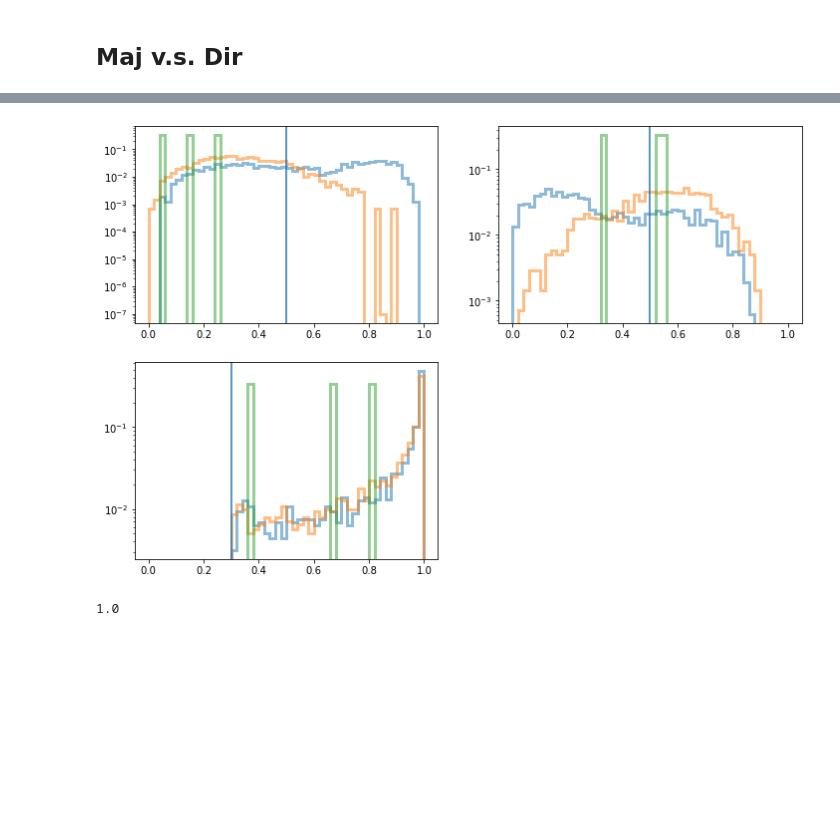
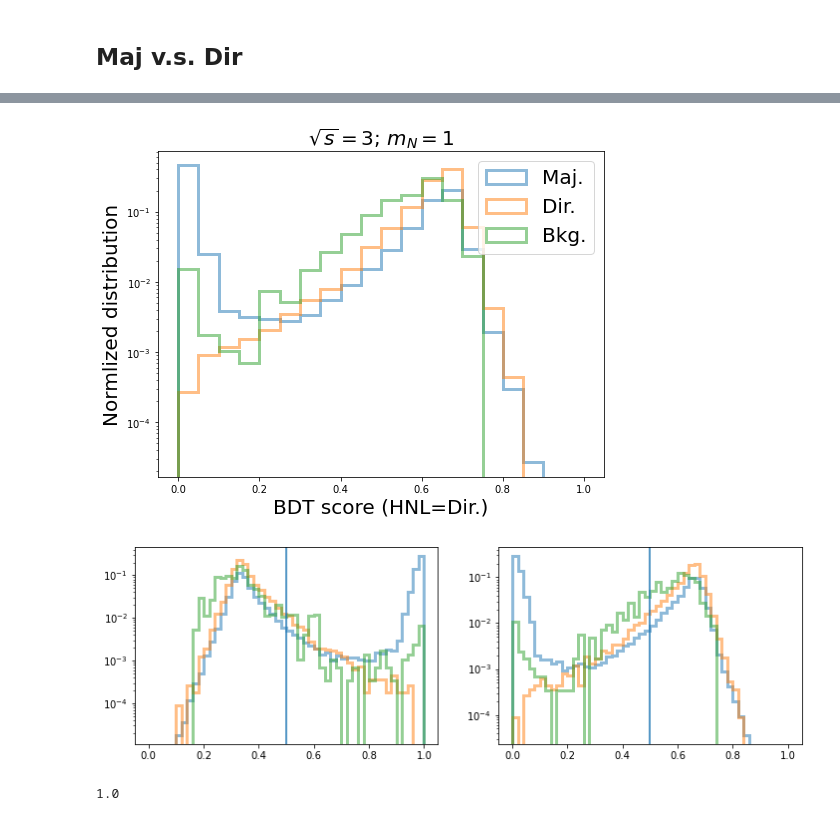
Before and after one commit to arock1/HNL_MuonCollider, a Jupyter notebook: N_ljj/python/BDT_ISR.ipynb, the cells around one changed output, grey strips where cells are left out. Cells and saved outputs as stored; diff of their text form; code cells hidden in the pictures; blank space fills up the shorter version.

```diff
--- a/N_ljj/python/BDT_ISR.ipynb
+++ b/N_ljj/python/BDT_ISR.ipynb
@@ -39,11 +40,11 @@ eff_baa_qqlv = df_eff[(df_eff.Energy==cm) & (df_eff.Type=='b_aa_qqlv')]['Efficie
 
 Lumi = 1000000
 
-V2_sim = 0.02**2
+V2_sim = 0.2**2
 
 # corss section when |V|^2 = 1
-Xsec_M = {3: {1: 3.71E-02/ V2_sim, 2: 1.31E-02 / V2_sim}}    # first key: sqrt{s}, second key: m_N
-# Xsec_D = {3: {1: 2.16E+01 / V2_sim, 2: 1.34E+01 / V2_sim}}
+Xsec_M = {3: {1: 3.70E+00 / V2_sim}}    # first key: sqrt{s}, second key: m_N
+Xsec_D = {3: {1: 3.76E+00 / V2_sim}}
 Xsec_baMu_qql = {3: 3.83E+00}   # key: sqrt{s}
 Xsec_baMu_qqv = {3: 1.02E+01}
 Xsec_bMuMu_qqlv = {3: 6.03E+00}
@@ -54,7 +55,7 @@ Xsec_baa_qqlv = {3: 3.88E-01}
 
 modes_dt = {
             1: {'mode': f'../data/features/sig_Maj_E-{cm}_m-{mN*1000}_reco.root', 'yields': Lumi*Xsec_M[cm][mN]*eff_M*V2},
-#             2: {'mode': f'../data/features/sig_Dir_E-{cm}_m-{mN*1000}_reco.root', 'yields': Lumi*Xsec_D[cm][mN]*eff_D*V2},
+            2: {'mode': f'../data/features/sig_Dir_E-{cm}_m-{mN*1000}_reco.root', 'yields': Lumi*Xsec_D[cm][mN]*eff_D*V2},
             3: {'mode': f'../data/features/bg_aMu_qql_E-3_reco.root', 'yields': Lumi*Xsec_baMu_qql[cm]*eff_baMu_qql},
             4: {'mode': f'../data/features/bg_aMu_qqv_E-3_reco.root', 'yields': Lumi*Xsec_baMu_qqv[cm]*eff_baMu_qqv},
             5: {'mode': f'../data/features/bg_MuMu_qqlv_E-3_reco.root', 'yields': Lumi*Xsec_bMuMu_qqlv[cm]*eff_bMuMu_qqlv},
@@ -179,7 +182,8 @@ df_bdt_test_s.loc[:, 'preds'] = 1 - xgbc1.predict_proba(X_test)[:, 0]
 # %%
 def bdt_cut(df, cut):
     df1 = df[(df['preds'] >= cut)]    # pass cut to be classified as HNL
-    S1 = df1[df1['target'] != 0]['weight'].values.sum()    # Number of signals
+#    "/ 2" because the samples include M & D. now assume they are just half half
+    S1 = df1[df1['target'] != 0]['weight'].values.sum() / 2    # Number of signals
     B1 = df1[df1['target'] == 0]['weight'].values.sum()    # Number of bkg.
     return ((S1+B1)**0.5, (0.1*B1), S1/(np.sqrt(S1+B1)))
 
@@ -462,7 +570,8 @@ Bkg.:   5.44e+02
 ## Maj v.s. Dir
 # %%
 # get the prediction score for Maj/Dir
-df_bdt_test_s['target'] = df_test_o.loc[df_bdt_test_s.index]['target']
+# df_bdt_test_s['target'] = df_test_o.loc[df_bdt_test_s.index]['target']
+df_bdt_test_s['target'] = df_test_o.loc[df_test.index]['target']
 df_bdt_test_s.loc[:, 'pred1'] = xgbc1.predict_proba(X_test)[:, 1]
 df_bdt_test_s.loc[:, 'pred2'] = xgbc1.predict_proba(X_test)[:, 2]
 
@@ -475,41 +605,64 @@ IndexError: index 2 is out of bounds for axis 1 with size 2
+# %%
+# BDT score distribution
+
+f = plt.figure(figsize=(8,6))
+ax1 = plt.subplot(111)
+
+df_plot = df_bdt_test_s
+
+range_=[0, 1]
+bins_=20
+
+ax1.hist(df_plot[df_plot.target==1]['pred2'], weights=df_plot[df_plot.target==1]['weight']/sum(df_plot[df_plot.target==1]['weight']), bins=bins_, range=range_, histtype='step', lw=3, label=r'Maj.', alpha=0.5, color='C0');
+ax1.hist(df_plot[df_plot.target==2]['pred2'], weights=df_plot[df_plot.target==2]['weight']/sum(df_plot[df_plot.target==2]['weight']), bins=bins_, range=range_, histtype='step', lw=3, label=r'Dir.', alpha=0.5, color='C1');
+ax1.hist(df_plot[df_plot.target==0]['pred2'], weights=df_plot[df_plot.target==0]['weight']/sum(df_plot[df_plot.target==0]['weight']), bins=bins_, range=range_, histtype='step', lw=3, label=r'Bkg.', alpha=0.5, color='C2');
+
+ax1.set_ylabel('Normlized distribution', fontsize=20)
+ax1.set_xlabel(r'BDT score (HNL=Dir.)', fontsize=20)
+ax1.set_yticks([])
+ax1.legend(loc=1, fontsize=20)
+ax1.set_title(r"$\sqrt{s}=$"+str(cm)+"; $m_N=$"+str(mN), fontsize=20)
+ax1.set_yscale('log')
+# %% [output]
+[figure, added]
 # %%
 # Distributions of Maj/Dir/bkg. regions
 
 plt.figure(figsize=(12,8))
 
 ax1 = plt.subplot(221)
 range_=[0,1]
 bins_=50
 
 # Maj. region
 ax1.hist(df_bdt_test_s[(df_bdt_test_s.target==1)]['pred1'], weights=df_bdt_test_s[df_bdt_test_s.target==1]['weight']/sum(df_bdt_test_s[df_bdt_test_s.target==1]['weight']), bins=bins_, range=range_, histtype='step', lw=3, label=r'Signal', alpha=0.5);
 ax1.hist(df_bdt_test_s[(df_bdt_test_s.target==2)]['pred1'], weights=df_bdt_test_s[df_bdt_test_s.target==2]['weight']/sum(df_bdt_test_s[df_bdt_test_s.target==2]['weight']), bins=bins_, range=range_, histtype='step', lw=3, label=r'Signal', alpha=0.5);
 ax1.hist(df_bdt_test_s[(df_bdt_test_s.target==0)]['pred1'], weights=df_bdt_test_s[df_bdt_test_s.target==0]['weight']/sum(df_bdt_test_s[df_bdt_test_s.target==0]['weight']), bins=bins_, range=range_, histtype='step', lw=3, label=r'Signal', alpha=0.5);
 cutM=0.5
 ax1.axvline(cutM)
 ax1.set_yscale('log')
 
 # Dir. region
 ax2 = plt.subplot(222)
 range_=[0,1]
 ax2.hist(df_bdt_test_s[(df_bdt_test_s.target==1)]['pred2'], weights=df_bdt_test_s[df_bdt_test_s.target==1]['weight']/sum(df_bdt_test_s[df_bdt_test_s.target==1]['weight']), bins=bins_, range=range_, histtype='step', lw=3, label=r'Signal', alpha=0.5);
 ax2.hist(df_bdt_test_s[(df_bdt_test_s.target==2)]['pred2'], weights=df_bdt_test_s[df_bdt_test_s.target==2]['weight']/sum(df_bdt_test_s[df_bdt_test_s.target==2]['weight']), bins=bins_, range=range_, histtype='step', lw=3, label=r'Signal', alpha=0.5);
 ax2.hist(df_bdt_test_s[(df_bdt_test_s.target==0)]['pred2'], weights=df_bdt_test_s[df_bdt_test_s.target==0]['weight']/sum(df_bdt_test_s[df_bdt_test_s.target==0]['weight']), bins=bins_, range=range_, histtype='step', lw=3, label=r'Signal', alpha=0.5);
 cutD=0.5
 ax2.axvline(cutD)
 ax2.set_yscale('log')
 
-# Bkg. region
-ax3 = plt.subplot(223)
-range_=[0,1]
-ax3.hist(df_bdt_test_s[(df_bdt_test_s.target==1)]['pred1']+df_bdt_test_s[(df_bdt_test_s.target==1)]['pred2'], weights=df_bdt_test_s[df_bdt_test_s.target==1]['weight']/sum(df_bdt_test_s[df_bdt_test_s.target==1]['weight']), bins=bins_, range=range_, histtype='step', lw=3, label=r'Signal', alpha=0.5);
-ax3.hist(df_bdt_test_s[(df_bdt_test_s.target==2)]['pred1']+df_bdt_test_s[(df_bdt_test_s.target==2)]['pred2'], weights=df_bdt_test_s[df_bdt_test_s.target==2]['weight']/sum(df_bdt_test_s[df_bdt_test_s.target==2]['weight']), bins=bins_, range=range_, histtype='step', lw=3, label=r'Signal', alpha=0.5);
-ax3.hist(df_bdt_test_s[(df_bdt_test_s.target==0)]['pred1']+df_bdt_test_s[(df_bdt_test_s.target==0)]['pred2'], weights=df_bdt_test_s[df_bdt_test_s.target==0]['weight']/sum(df_bdt_test_s[df_bdt_test_s.target==0]['weight']), bins=bins_, range=range_, histtype='step', lw=3, label=r'Signal', alpha=0.5);
-# cutD=0.5
-ax3.axvline(threshold)
-ax3.set_yscale('log')
+# # Bkg. region
+# ax3 = plt.subplot(223)
+# range_=[0,1]
+# ax3.hist(df_bdt_test_s[(df_bdt_test_s.target==1)]['pred1']+df_bdt_test_s[(df_bdt_test_s.target==1)]['pred2'], weights=df_bdt_test_s[df_bdt_test_s.target==1]['weight']/sum(df_bdt_test_s[df_bdt_test_s.target==1]['weight']), bins=bins_, range=range_, histtype='step', lw=3, label=r'Signal', alpha=0.5);
+# ax3.hist(df_bdt_test_s[(df_bdt_test_s.target==2)]['pred1']+df_bdt_test_s[(df_bdt_test_s.target==2)]['pred2'], weights=df_bdt_test_s[df_bdt_test_s.target==2]['weight']/sum(df_bdt_test_s[df_bdt_test_s.target==2]['weight']), bins=bins_, range=range_, histtype='step', lw=3, label=r'Signal', alpha=0.5);
+# ax3.hist(df_bdt_test_s[(df_bdt_test_s.target==0)]['pred1']+df_bdt_test_s[(df_bdt_test_s.target==0)]['pred2'], weights=df_bdt_test_s[df_bdt_test_s.target==0]['weight']/sum(df_bdt_test_s[df_bdt_test_s.target==0]['weight']), bins=bins_, range=range_, histtype='step', lw=3, label=r'Signal', alpha=0.5);
+# # cutD=0.5
+# ax3.axvline(threshold)
+# ax3.set_yscale('log')
 # %% [output]
-[figure, old version]
+[figure, new version]
 # %%
 # get the expected yields at the corresponding regions (after BDT and mass cuts)
 def get_M_block(V2_test=1e-5):
```
Also changed, not shown: parts of 44 cells of this notebook.
